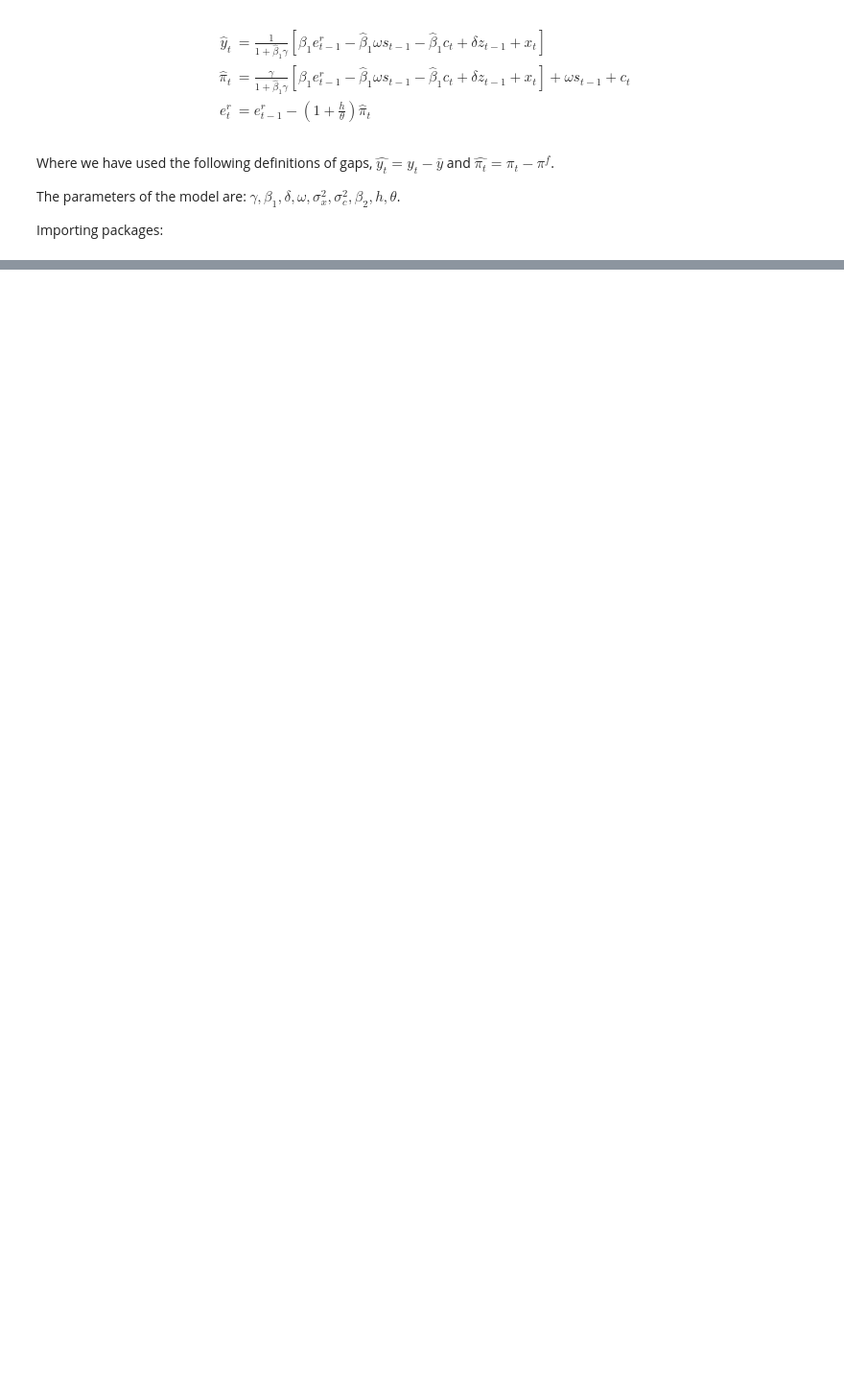
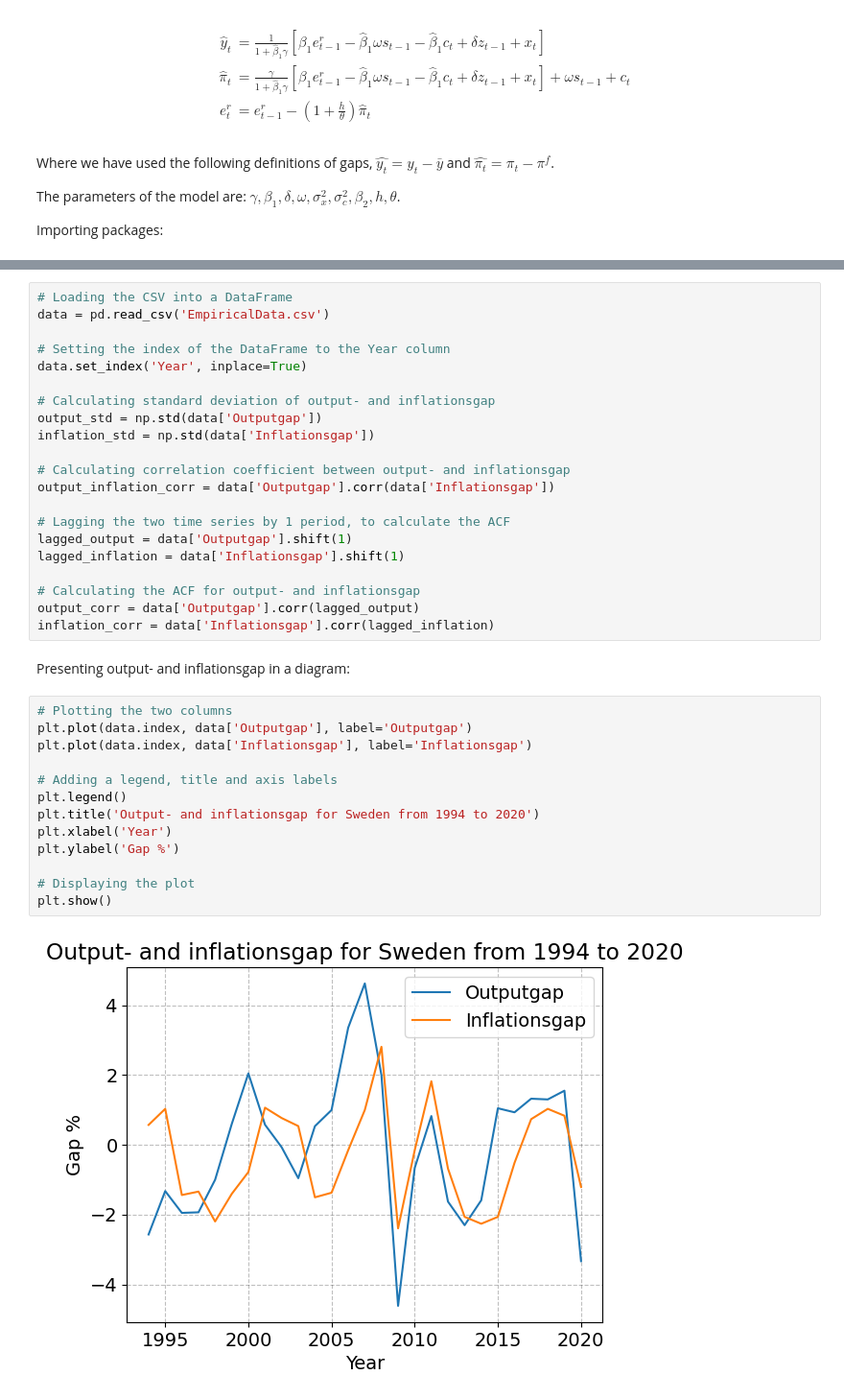
Before and after one commit to NumEconCopenhagen/projects-2023-jakki, a Jupyter notebook: dataproject/dataproject.ipynb, the cells around one changed output, grey strips where cells are left out. Shown at 96% size. Cells and saved outputs as stored; diff of their text form; blank space fills up the shorter version.

```diff
--- a/dataproject/dataproject.ipynb
+++ b/dataproject/dataproject.ipynb
@@ -77,0 +60,38 @@ print(df)
+# %%
+# Loading the CSV into a DataFrame
+data = pd.read_csv('EmpiricalData.csv')
+
+# Setting the index of the DataFrame to the Year column
+data.set_index('Year', inplace=True)
+
+# Calculating standard deviation of output- and inflationsgap
+output_std = np.std(data['Outputgap'])
+inflation_std = np.std(data['Inflationsgap'])
+
+# Calculating correlation coefficient between output- and inflationsgap
+output_inflation_corr = data['Outputgap'].corr(data['Inflationsgap'])
+
+# Lagging the two time series by 1 period, to calculate the ACF
+lagged_output = data['Outputgap'].shift(1)
+lagged_inflation = data['Inflationsgap'].shift(1)
+
+# Calculating the ACF for output- and inflationsgap
+output_corr = data['Outputgap'].corr(lagged_output)
+inflation_corr = data['Inflationsgap'].corr(lagged_inflation)
+# %% [markdown]
+Presenting output- and inflationsgap in a diagram:
+# %%
+# Plotting the two columns
+plt.plot(data.index, data['Outputgap'], label='Outputgap')
+plt.plot(data.index, data['Inflationsgap'], label='Inflationsgap')
+
+# Adding a legend, title and axis labels
+plt.legend()
+plt.title('Output- and inflationsgap for Sweden from 1994 to 2020')
+plt.xlabel('Year')
+plt.ylabel('Gap %')
+
+# Displaying the plot
+plt.show()
+# %% [output]
+[figure, added]
```
Also changed, not shown: parts of 25 cells of this notebook, 2 other files.
